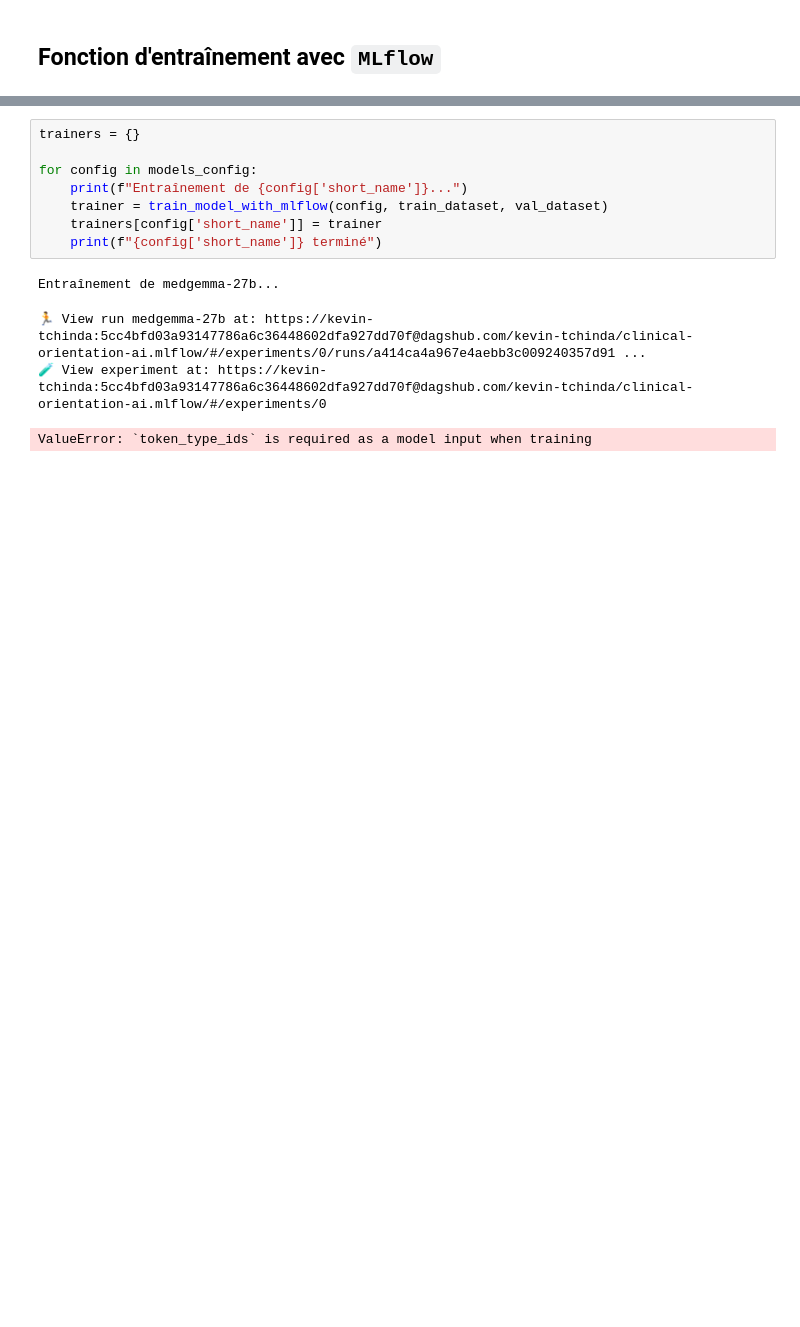
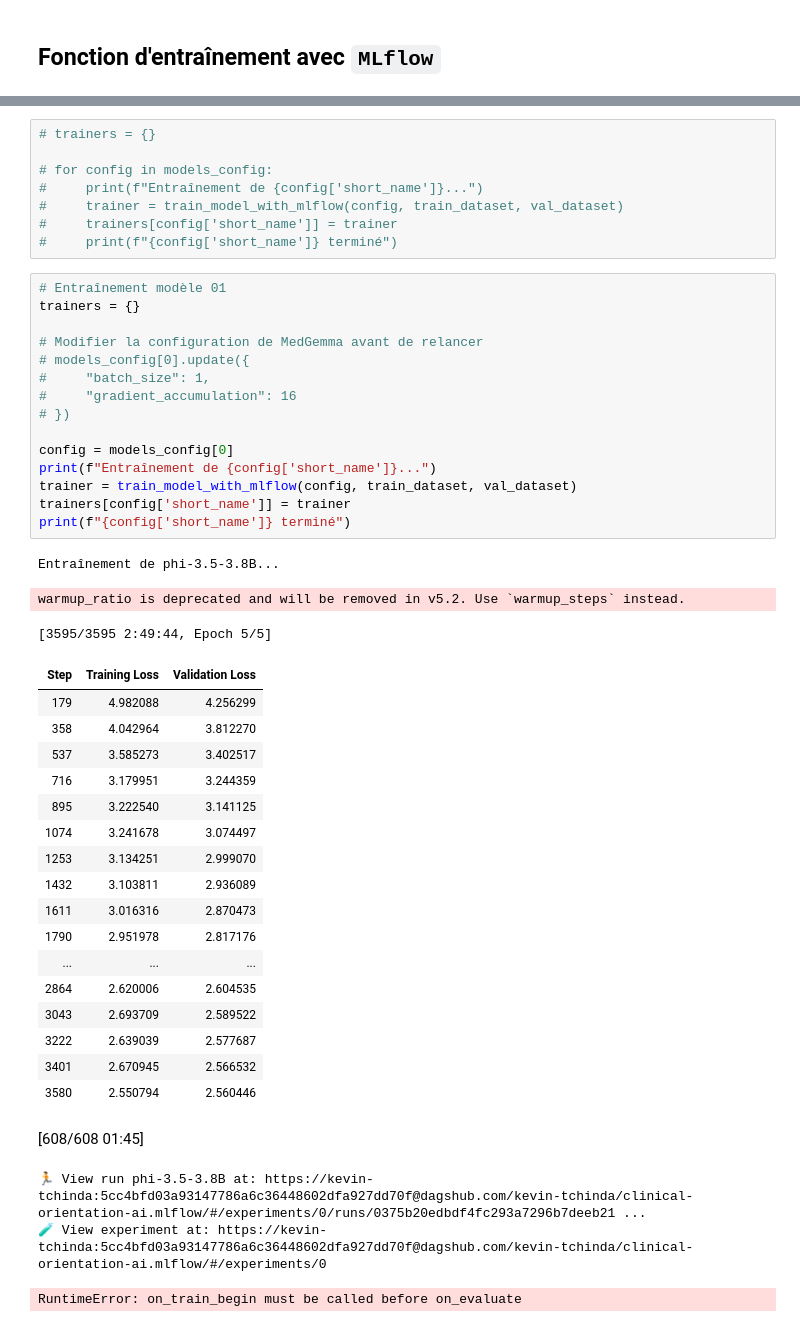
Before and after one commit to Projet-Capstone-IA/clinical-orientation-ai, a Jupyter notebook: notebooks/training_pipeline_with_mlflow.ipynb, the cells around one changed output, grey strips where cells are left out. Saved outputs shown, nothing was run; the diff lists cells and outputs as text; blank space fills up the shorter version.

Commit message:
MLflow config - Runs & Evaluations

```diff
--- a/notebooks/training_pipeline_with_mlflow.ipynb
+++ b/notebooks/training_pipeline_with_mlflow.ipynb
@@ -244,13 +405,48 @@ def train_model_with_mlflow(model_config, train_dataset, val_dataset):
 # %%
-trainers = {}
+# trainers = {}
 
-for config in models_config:
-    print(f"Entraînement de {config['short_name']}...")
-    trainer = train_model_with_mlflow(config, train_dataset, val_dataset)
-    trainers[config['short_name']] = trainer
-    print(f"{config['short_name']} terminé")
+# for config in models_config:
+#     print(f"Entraînement de {config['short_name']}...")
+#     trainer = train_model_with_mlflow(config, train_dataset, val_dataset)
+#     trainers[config['short_name']] = trainer
+#     print(f"{config['short_name']} terminé")
-# %% [output]
-Entraînement de medgemma-27b...
-🏃 View run medgemma-27b at: https://kevin-tchinda:5cc4bfd03a93147786a6c36448602dfa927dd70f@dagshub.com/kevin-tchinda/clinical-orientation-ai.mlflow/#/experiments/0/runs/a414ca4a967e4aebb3c009240357d91 ...
-🧪 View experiment at: https://kevin-tchinda:5cc4bfd03a93147786a6c36448602dfa927dd70f@dagshub.com/kevin-tchinda/clinical-orientation-ai.mlflow/#/experiments/0
-ValueError: `token_type_ids` is required as a model input when training
+# %%
+# Entraînement modèle 01
+trainers = {}
+
+# Modifier la configuration de MedGemma avant de relancer
+# models_config[0].update({
+#     "batch_size": 1,
+#     "gradient_accumulation": 16
+# })
+
+config = models_config[0]
+print(f"Entraînement de {config['short_name']}...")
+trainer = train_model_with_mlflow(config, train_dataset, val_dataset)
+trainers[config['short_name']] = trainer
+print(f"{config['short_name']} terminé")
+# %% [output]
+Entraînement de phi-3.5-3.8B...
+warmup_ratio is deprecated and will be removed in v5.2. Use `warmup_steps` instead.
+[3595/3595 2:49:44, Epoch 5/5]
+| Step | Training Loss | Validation Loss |
+| 179 | 4.982088 | 4.256299 |
+| 358 | 4.042964 | 3.812270 |
+| 537 | 3.585273 | 3.402517 |
+| 716 | 3.179951 | 3.244359 |
+| 895 | 3.222540 | 3.141125 |
+| 1074 | 3.241678 | 3.074497 |
+| 1253 | 3.134251 | 2.999070 |
+| 1432 | 3.103811 | 2.936089 |
+| 1611 | 3.016316 | 2.870473 |
+| 1790 | 2.951978 | 2.817176 |
+| ... | ... | ... |
+| 2864 | 2.620006 | 2.604535 |
+| 3043 | 2.693709 | 2.589522 |
+| 3222 | 2.639039 | 2.577687 |
+| 3401 | 2.670945 | 2.566532 |
+| 3580 | 2.550794 | 2.560446 |
+[608/608 01:45]
+🏃 View run phi-3.5-3.8B at: https://kevin-tchinda:5cc4bfd03a93147786a6c36448602dfa927dd70f@dagshub.com/kevin-tchinda/clinical-orientation-ai.mlflow/#/experiments/0/runs/0375b20edbdf4fc293a7296b7deeb21 ...
+🧪 View experiment at: https://kevin-tchinda:5cc4bfd03a93147786a6c36448602dfa927dd70f@dagshub.com/kevin-tchinda/clinical-orientation-ai.mlflow/#/experiments/0
+RuntimeError: on_train_begin must be called before on_evaluate
```
Also changed, not shown: parts of 41 cells of this notebook, 7 other files.
